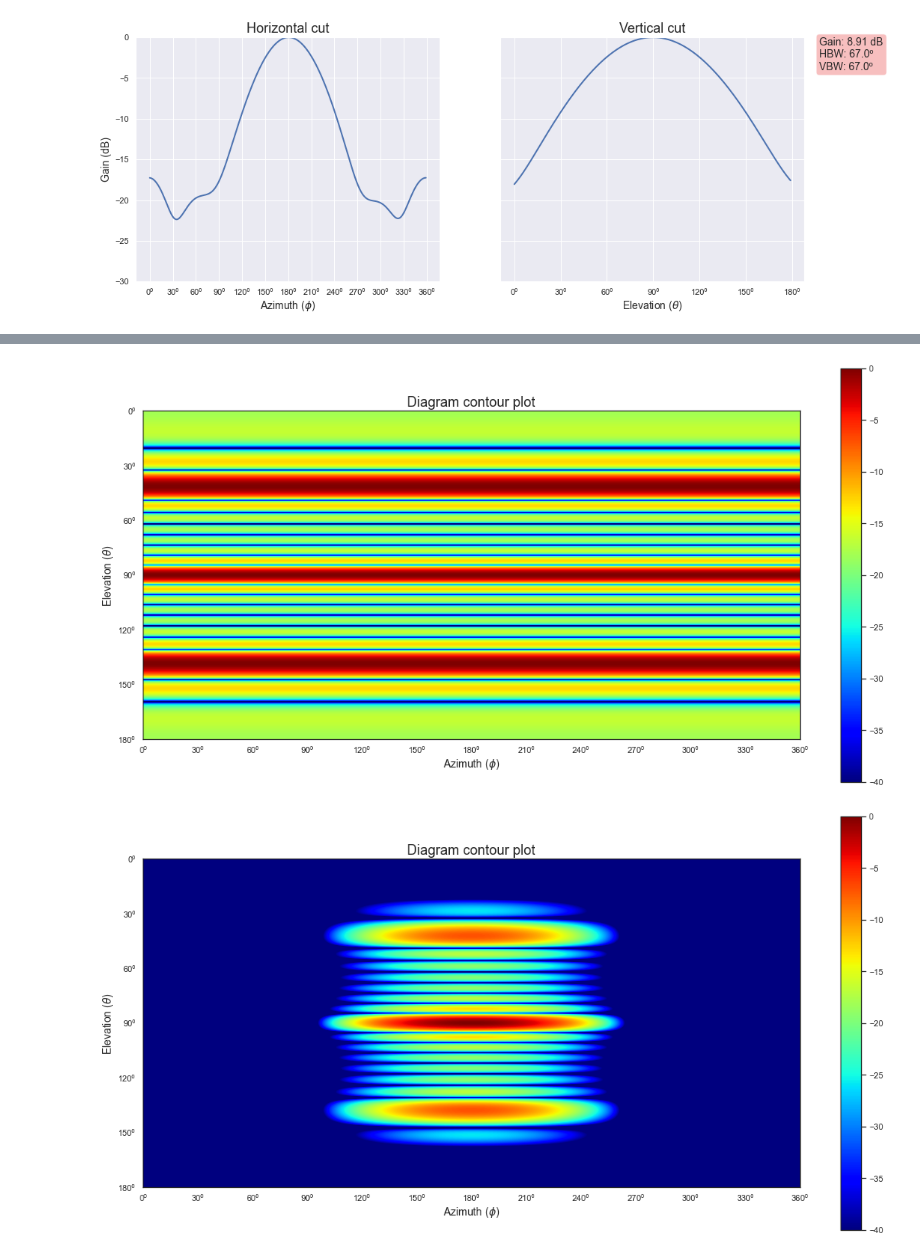
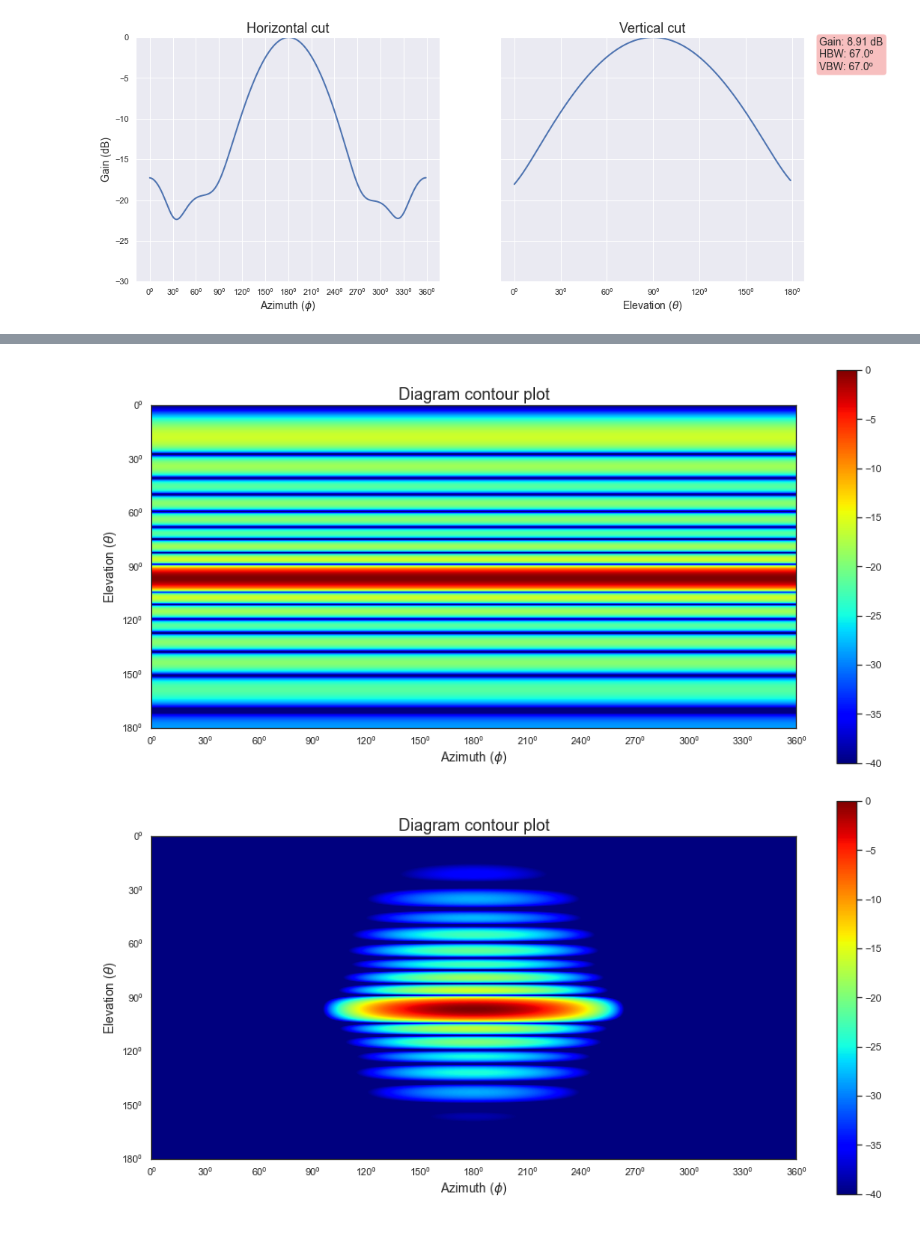
Before and after one commit to gvillalba86/PatternCalculator, a Jupyter notebook: arrayExample.ipynb, the cells around one changed output, grey strips where cells are left out. Cells and saved outputs as stored; diff of their text form; code cells hidden in the pictures.

```diff
--- a/arrayExample.ipynb
+++ b/arrayExample.ipynb
@@ -30,21 +32,19 @@ plotCuts(eleData[:,:,0], normalize=True)
 # %%
 ## Make ARRAY
-amplitude = [1,1,1,1,1,1,1,1]
-phaseProg = 0
-phase = [phaseProg*i for i in range(8)]
+amplitude = [1,1,1.4,1.4,1.8,1.8,1.4,1.4,1,1]
+phaseProg = -12
+phase = [phaseProg*i for i in range(10)]
 
-sep = 0.20
-xpos = [0 for i in range(8)]
-ypos = [0 for i in range(8)]
-zpos = [sep*i for i in range(8)]
+sep = 0.120
+xpos = [0 for _ in range(10)]
+ypos = [0 for _ in range(10)]
+zpos = [sep*i for i in range(10)]
 
-#xpos = [0, sep, 2*sep, 3*sep, 0, sep, 2*sep, 3*sep]
-#ypos = [0, 0, 0, 0, sep, sep, sep, sep]
-#zpos = [0 for i in range(8)]
-
+# Create array of elements
 elements = element_array(xpos, ypos, zpos, amplitude, phase)
 print(elements)
 
+# Create Array object
 array1 = Array(elements)
 print(array1)
 
@@ -63,11 +63,11 @@ plotHM(array1.elePattern)
 # Plot array factor
 plotHM(array1.arrayFactor(2e9))
 # %% [output]
-[figure, old version]
+[figure, new version]
 # %%
 # Plot array pattern
-plotHM(array1.arrayPattern(2e9))
+plotHM(array1.arrayPattern(2e9), normalize=True)
 # %% [output]
-[figure, old version]
+[figure, new version]
 # %%
 # Plot array pattern cuts
```
Also changed, not shown: parts of 9 cells of this notebook.
